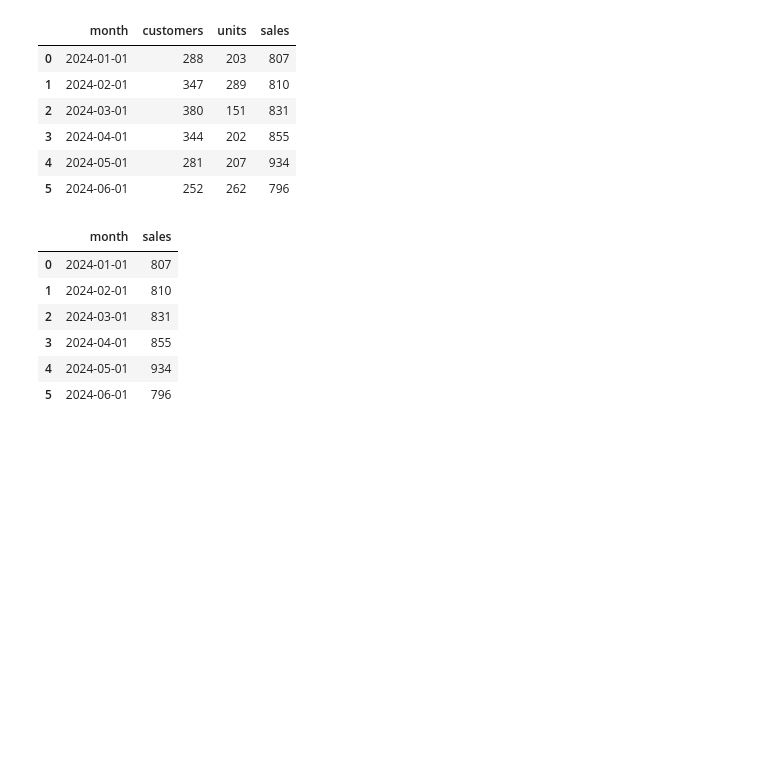
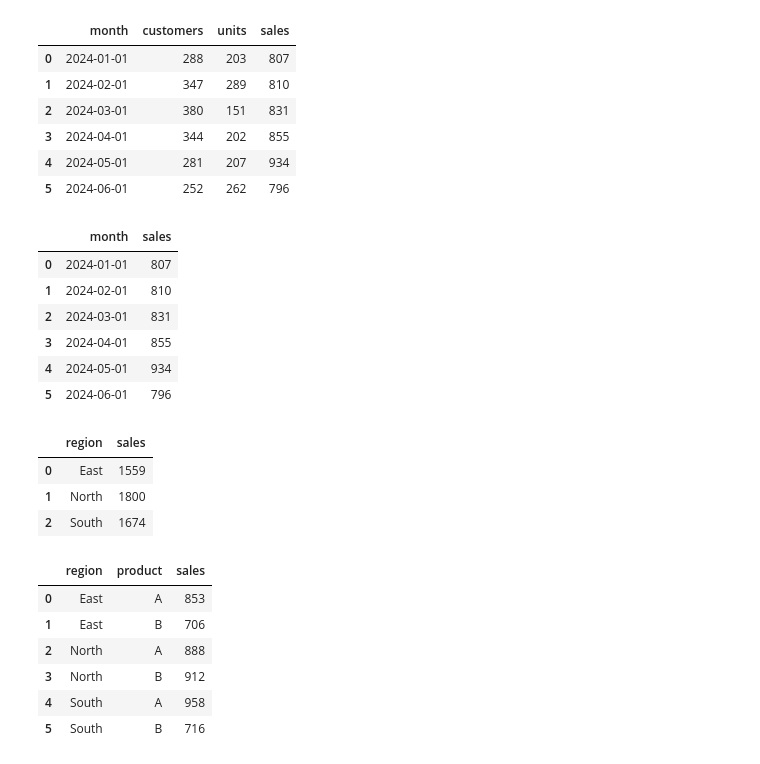
Before and after one commit to nnaneas/data-analytics-with-python, a Jupyter notebook: notebook/09_plotly.ipynb, the cells around one changed output. Drawn from its saved outputs; the diff is of its cells as text; code cells hidden in the pictures; blank space fills up the shorter version.

```diff
--- a/notebook/09_plotly.ipynb
+++ b/notebook/09_plotly.ipynb
@@ -77,3 +77,15 @@ fig.update_layout(
 )
 
 fig.show()
+# %%
+region_sales = (
+    df_plotly.groupby("region", as_index=False)["sales"]
+             .sum()
+)
+
+region_sales
+# %% [output]
+|  | region | sales |
+| 0 | East | 1559 |
+| 1 | North | 1800 |
+| 2 | South | 1674 |
@@ -79,0 +108,15 @@ fig.show()
+# %%
+region_product_sales = (
+    df_plotly.groupby(["region", "product"], as_index=False)["sales"]
+             .sum()
+)
+
+region_product_sales
+# %% [output]
+|  | region | product | sales |
+| 0 | East | A | 853 |
+| 1 | East | B | 706 |
+| 2 | North | A | 888 |
+| 3 | North | B | 912 |
+| 4 | South | A | 958 |
+| 5 | South | B | 716 |
```
Also changed, not shown: parts of 6 cells of this notebook.
